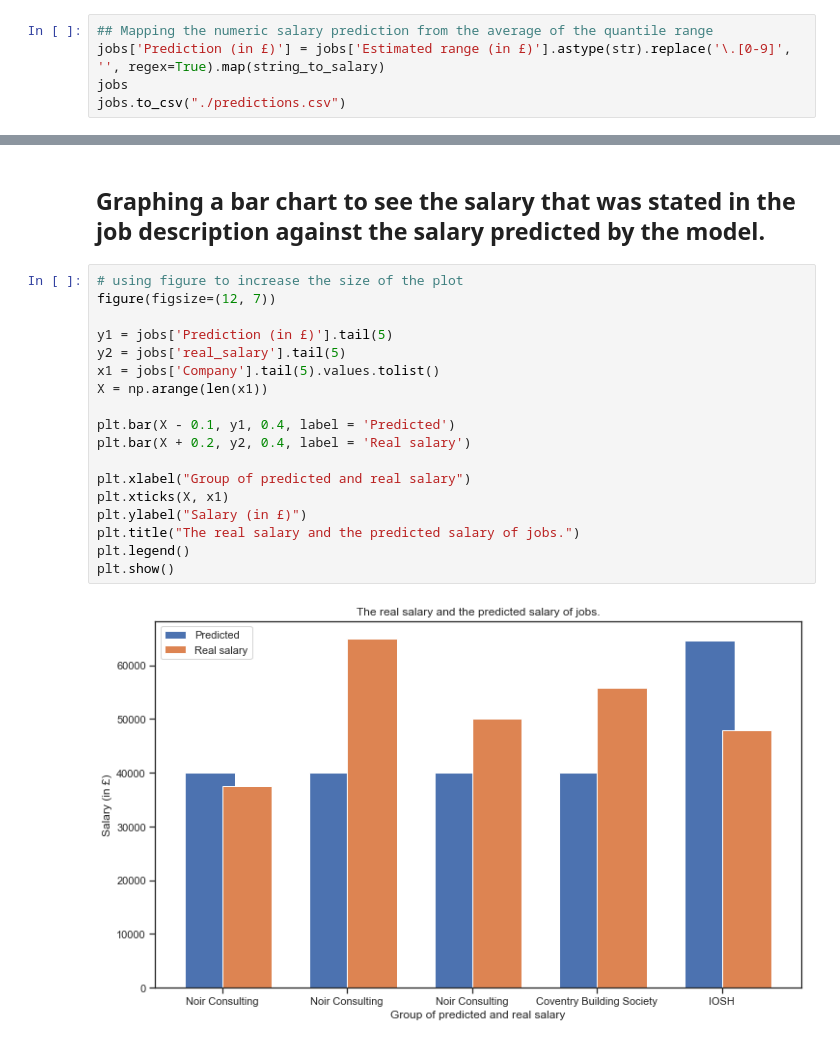
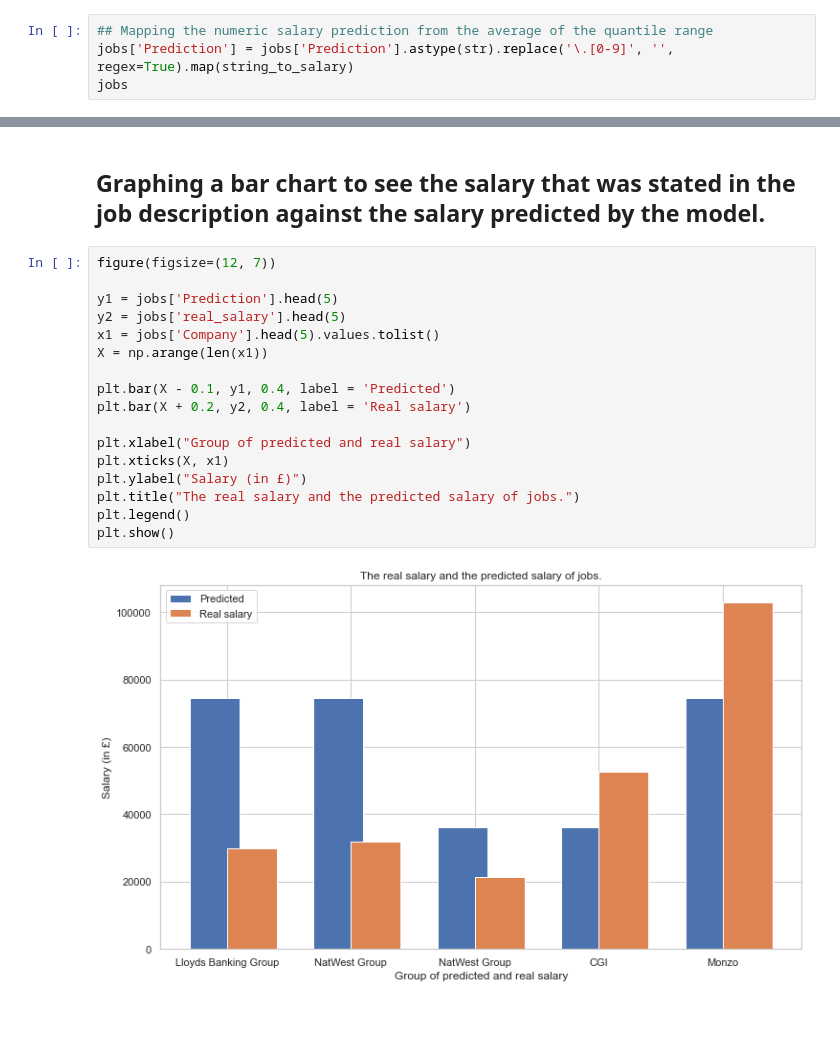
Before and after one commit to Malyrion/Intro-to-AI-CW, a Jupyter notebook: Intro_to_AI_CW.ipynb, the cells around one changed output, grey strips where cells are left out. Drawn from its saved outputs; the diff is of its cells as text; blank space fills up the shorter version.

```diff
--- a/Intro_to_AI_CW.ipynb
+++ b/Intro_to_AI_CW.ipynb
@@ -657,5 +645,4 @@ jobs
 # %%
 ## Mapping the numeric salary prediction from the average of the quantile range
-jobs['Prediction (in £)'] = jobs['Estimated range (in £)'].astype(str).replace('\.[0-9]', '', regex=True).map(string_to_salary)
+jobs['Prediction'] = jobs['Prediction'].astype(str).replace('\.[0-9]', '', regex=True).map(string_to_salary)
 jobs
-jobs.to_csv("./predictions.csv")
@@ -662,22 +667,21 @@ jobs.to_csv("./predictions.csv")
 # %% [markdown]
 ## Graphing a bar chart to see the salary that was stated in the job description against the salary predicted by the model.
 # %%
-# using figure to increase the size of the plot
 figure(figsize=(12, 7))
 
-y1 = jobs['Prediction (in £)'].tail(5)
-y2 = jobs['real_salary'].tail(5)
-x1 = jobs['Company'].tail(5).values.tolist()
+y1 = jobs['Prediction'].head(5)
+y2 = jobs['real_salary'].head(5)
+x1 = jobs['Company'].head(5).values.tolist()
 X = np.arange(len(x1))
 
 plt.bar(X - 0.1, y1, 0.4, label = 'Predicted')
 plt.bar(X + 0.2, y2, 0.4, label = 'Real salary')
 
 plt.xlabel("Group of predicted and real salary")
 plt.xticks(X, x1)
 plt.ylabel("Salary (in £)")
 plt.title("The real salary and the predicted salary of jobs.")
 plt.legend()
 plt.show()
 # %% [output]
-[figure, old version]
+[figure, new version]
```
Also changed, not shown: parts of 68 cells of this notebook.
